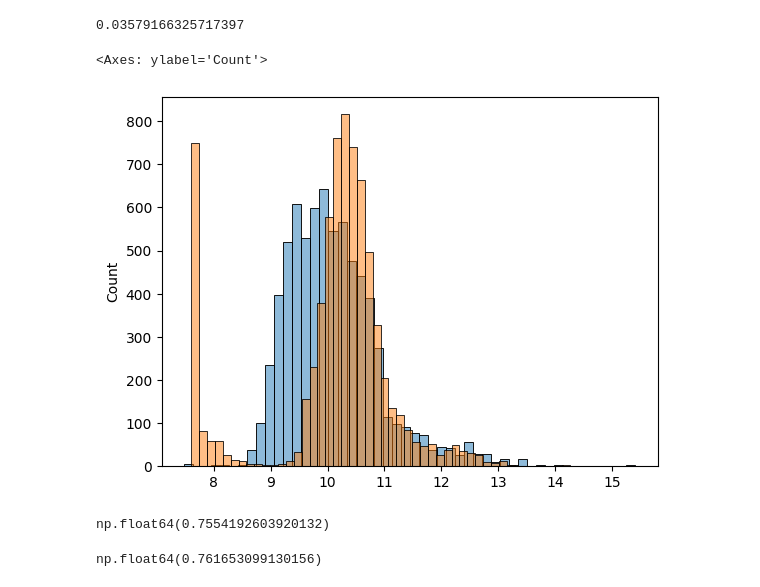
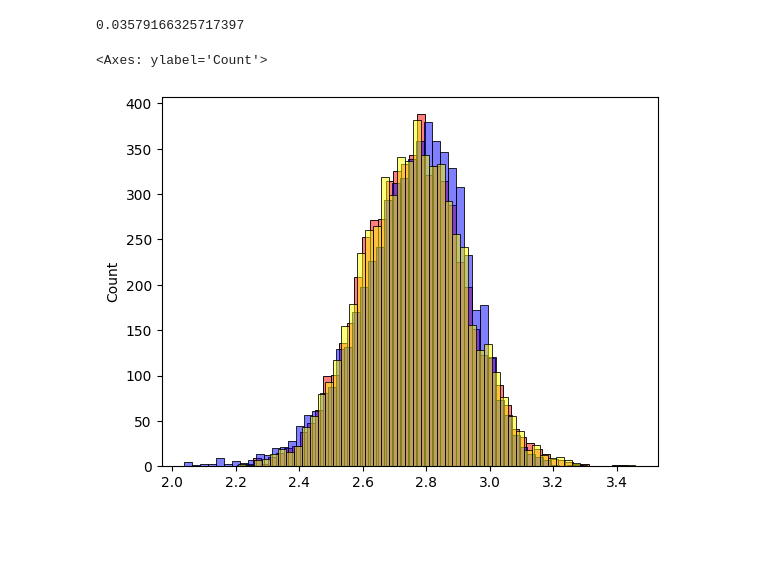
Before and after one commit to Krishna-Teja-Thallapalli-Venkata/Machine-Learning-Zoomcamp-Homework, a Jupyter notebook: 02-regression/Homework.ipynb, the cells around one changed output. Saved outputs shown, nothing was run; the diff lists cells and outputs as text; code cells hidden in the pictures; blank space fills up the shorter version.

```diff
--- a/02-regression/Homework.ipynb
+++ b/02-regression/Homework.ipynb
@@ -210,8 +227,9 @@ score_mean
 #Question: Which option gives better RMSE?
 #Answer = mean
 # %%
-sns.histplot(y_pred, bins=50, alpha=0.5)
-sns.histplot(y_train, bins=50, alpha=0.5)
+sns.histplot(y_pred_0, color='red', alpha=0.5, bins=50)
+sns.histplot(y_train, color='blue', alpha=0.5, bins=50)
+sns.histplot(y_pred_mean, color='yellow', alpha=0.5, bins=50)
 # %% [output]
 <Axes: ylabel='Count'>
-[figure, old version]
+[figure, new version]
@@ -224,4 +235,0 @@ def rmse(y,y_pred):
-# %%
-rmse(y_train,y_pred)
-# %% [output]
-np.float64(0.7554192603920132)
@@ -234,10 +235,0 @@ def prepare_X(df):
-# %%
-X_train = prepare_X(df_train)
-w0, w = train_linear_regression(X_train,y_train)
-
-X_val = prepare_X(df_val)
-y_pred = w0 + X_val.dot(w)
-
-rmse(y_val,y_pred)
-# %% [output]
-np.float64(0.761653099130156)
```
Also changed, not shown: parts of 15 cells of this notebook, 1 other file.
